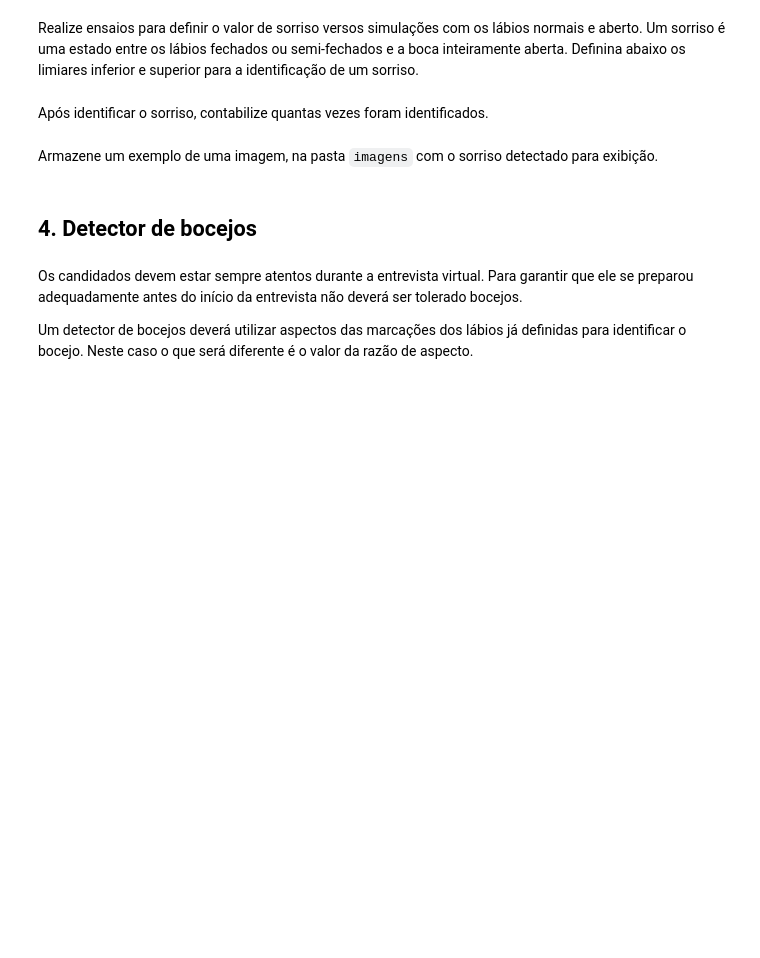
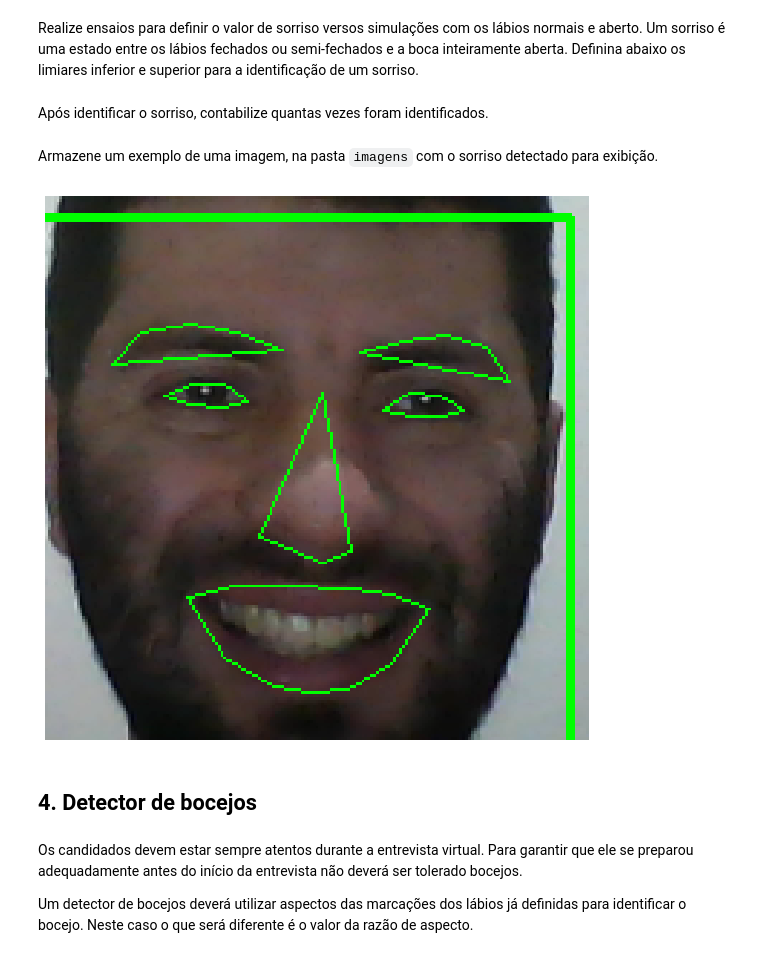
Before and after one commit to RoddCunha/TrainingGrounds, a Jupyter notebook: projeto-final/smart-hiring.ipynb, the cells around one changed output. Cells and saved outputs as stored; diff of their text form; code cells hidden in the pictures; blank space fills up the shorter version.

```diff
--- a/projeto-final/smart-hiring.ipynb
+++ b/projeto-final/smart-hiring.ipynb
@@ -512,8 +519,10 @@
 # %%
 # IMPLEMENTAR
 # Passe o parâmetro localização da imagem para exibi-la no notebook
 
-exibir_imagem(None)
+exibir_imagem("imagens/smile.png")
+# %% [output]
+[figure, added]
 # %% [markdown]
 ## 4. Detector de bocejos
 # %% [markdown]
```
Also changed, not shown: parts of 16 cells of this notebook.
